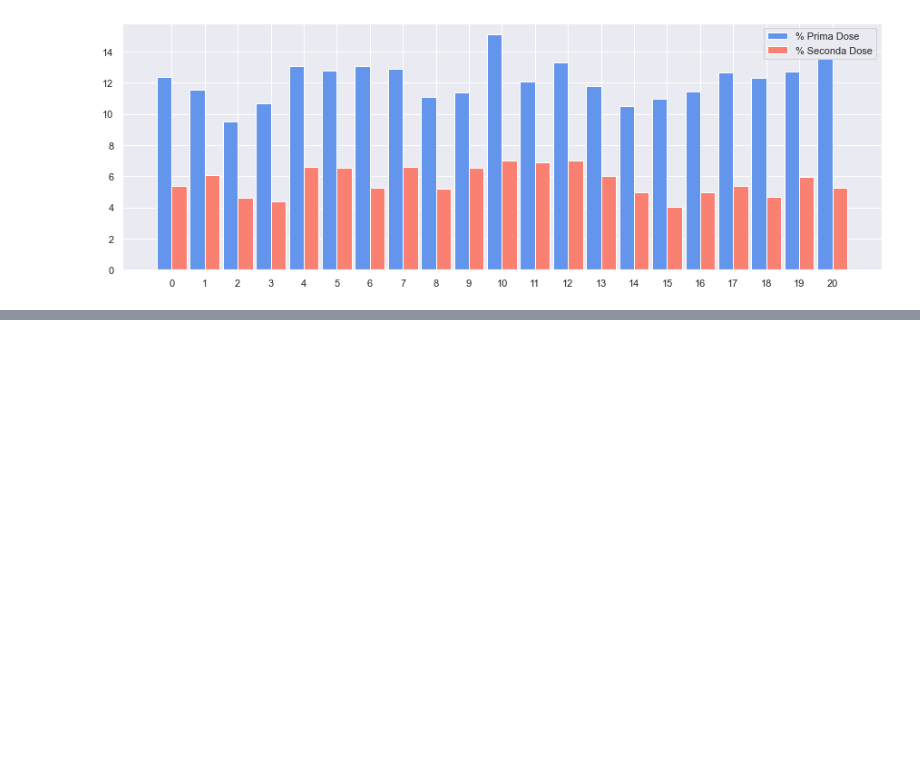
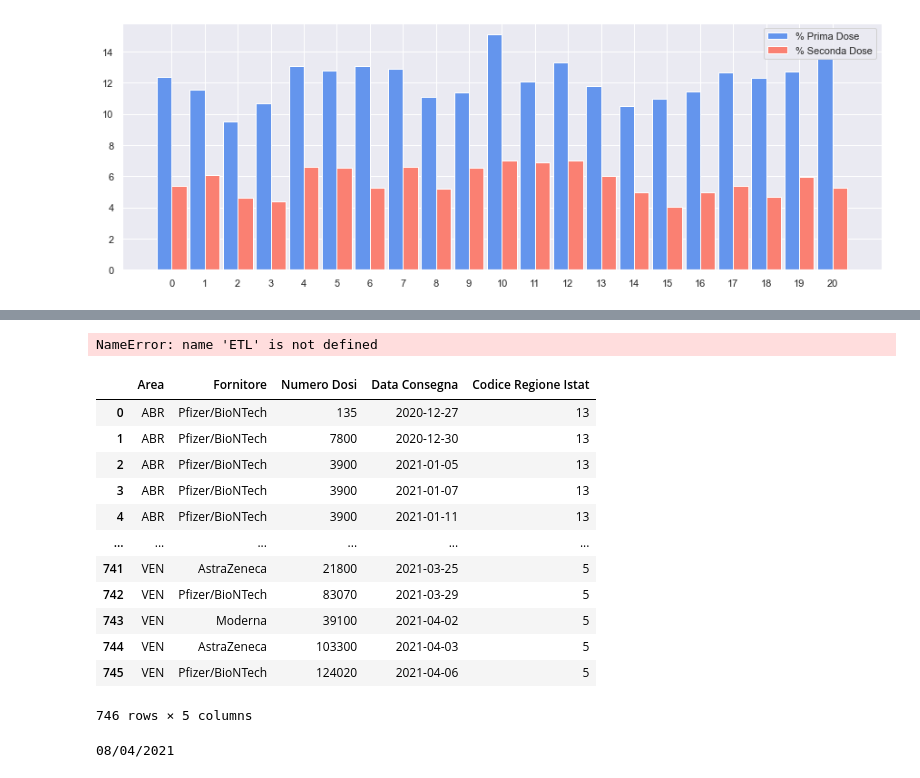
Before and after one commit to alessandrodemela/myCOVID19VaccineAnalysis, a Jupyter notebook: Playground.ipynb, the cells around one changed output, grey strips where cells are left out. Cells and saved outputs as stored; diff of their text form; code cells hidden in the pictures; blank space fills up the shorter version.

```diff
--- a/Playground.ipynb
+++ b/Playground.ipynb
@@ -146,0 +151,32 @@ AttributeError: 'list' object has no attribute 'replace'
+# %%
+ETL.ETL
+# %% [output]
+NameError: name 'ETL' is not defined
+# %%
+StagingPath='Staging/'
+consVacciniLat = pd.read_csv(StagingPath+'consegne.csv')
+consVacciniLat = consVacciniLat.rename(columns=createNameMappingDict(consVacciniLat)
+                                    ).rename(columns={'Nome Area': 'Regione'} )
+consVacciniLat = consVacciniLat.iloc[:,[1,2,3,4,7]]
+consVacciniLat
+#consVacciniLat['Data Consegna'] = pd.to_datetime(consVacciniLat['Data Consegna'])
+# %% [output]
+|  | Area | Fornitore | Numero Dosi | Data Consegna | Codice Regione Istat |
+| 0 | ABR | Pfizer/BioNTech | 135 | 2020-12-27 | 13 |
+| 1 | ABR | Pfizer/BioNTech | 7800 | 2020-12-30 | 13 |
+| 2 | ABR | Pfizer/BioNTech | 3900 | 2021-01-05 | 13 |
+| 3 | ABR | Pfizer/BioNTech | 3900 | 2021-01-07 | 13 |
+| 4 | ABR | Pfizer/BioNTech | 3900 | 2021-01-11 | 13 |
+| ... | ... | ... | ... | ... | ... |
+| 741 | VEN | AstraZeneca | 21800 | 2021-03-25 | 5 |
+| 742 | VEN | Pfizer/BioNTech | 83070 | 2021-03-29 | 5 |
+| 743 | VEN | Moderna | 39100 | 2021-04-02 | 5 |
+| 744 | VEN | AstraZeneca | 103300 | 2021-04-03 | 5 |
+| 745 | VEN | Pfizer/BioNTech | 124020 | 2021-04-06 | 5 |
+746 rows × 5 columns
+# %%
+from datetime import datetime
+with open('lastupdate', 'r') as f:
+    print(datetime.strptime(f.read(), '%d/%m/%Y').date().strftime('%d/%m/%Y'))
+# %% [output]
+08/04/2021
```
Also changed, not shown: parts of 1 cell of this notebook, 15 other files.
